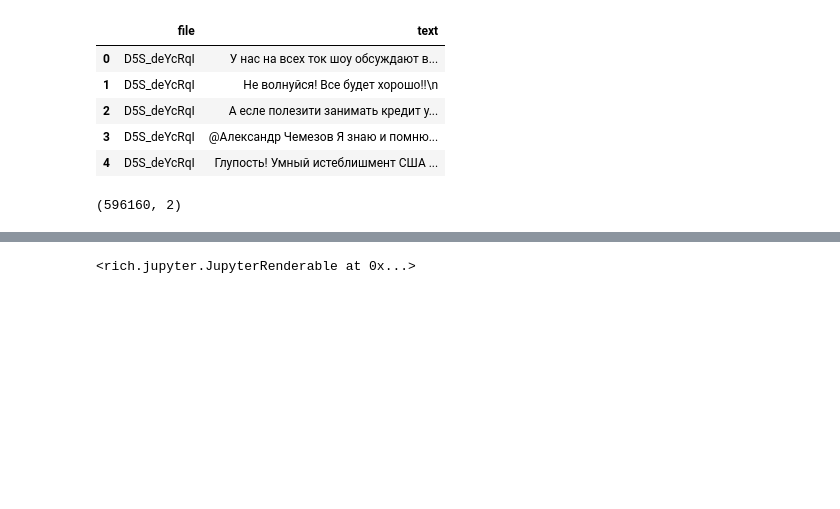
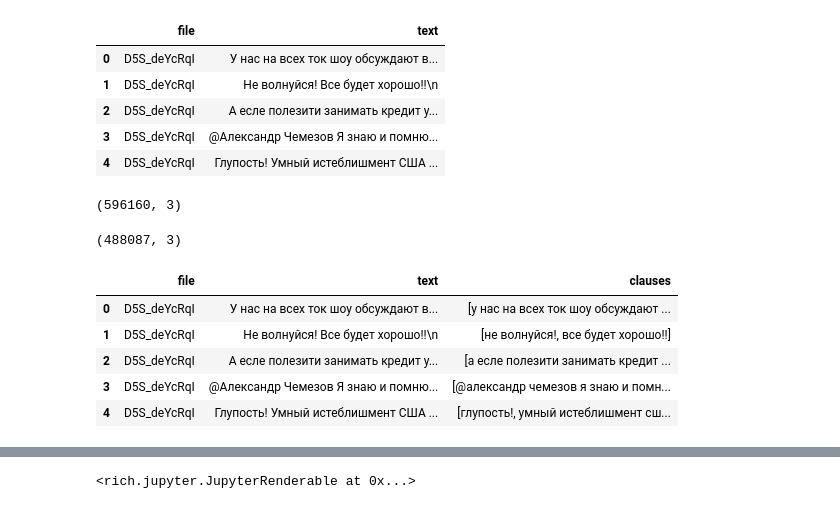
Before and after one commit to Rexhaif/sementic_role_labeler, a Jupyter notebook: srl_demo_new_morph.ipynb, the cells around one changed output, grey strips where cells are left out. Saved outputs shown, nothing was run; the diff lists cells and outputs as text; code cells hidden in the pictures; blank space fills up the shorter version.

```diff
--- a/srl_demo_new_morph.ipynb
+++ b/srl_demo_new_morph.ipynb
@@ -728,4 +748,21 @@ data['text'] = parallel_processed
+# %%
+data = pd.read_parquet("./data/youtube/youtube_1year_preprocessed.parquet")
 # %%
 data.shape
 # %% [output]
-(596160, 2)
+(596160, 3)
+# %%
+data.drop_duplicates("text", inplace=True)
+# %%
+data.shape
+# %% [output]
+(488087, 3)
+# %%
+data.head()
+# %% [output]
+|  | file | text | clauses |
+| 0 | D5S_deYcRqI | У нас на всех ток шоу обсуждают в... | [у нас на всех ток шоу обсуждают ... |
+| 1 | D5S_deYcRqI | Не волнуйся! Все будет хорошо!!\n | [не волнуйся!, все будет хорошо!!] |
+| 2 | D5S_deYcRqI | А есле полезити занимать кредит у... | [а есле полезити занимать кредит ... |
+| 3 | D5S_deYcRqI | @Александр Чемезов Я знаю и помню... | [@александр чемезов я знаю и помн... |
+| 4 | D5S_deYcRqI | Глупость! Умный истеблишмент США ... | [глупость!, умный истеблишмент сш... |
```
Also changed, not shown: parts of 34 cells of this notebook, 4 other files.
